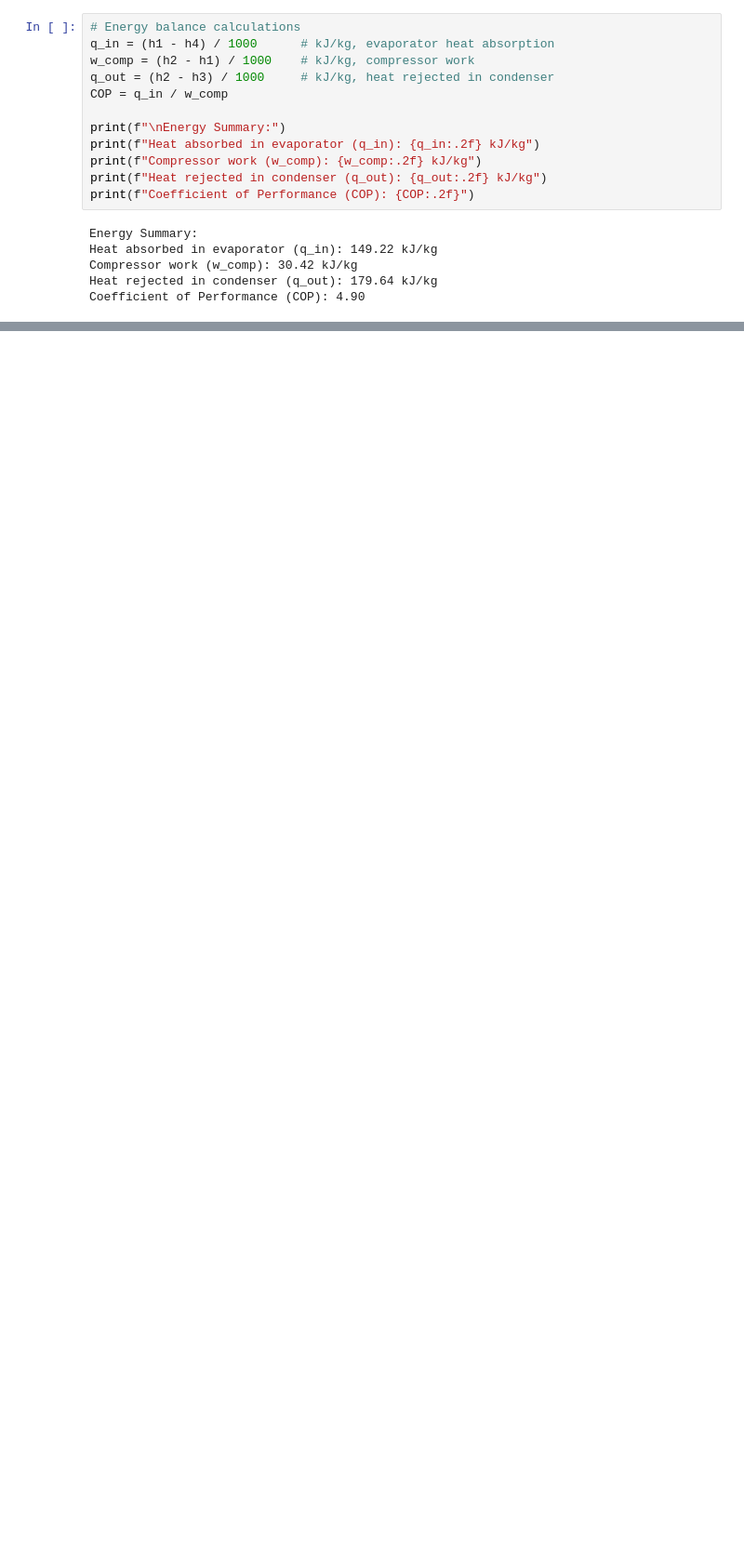
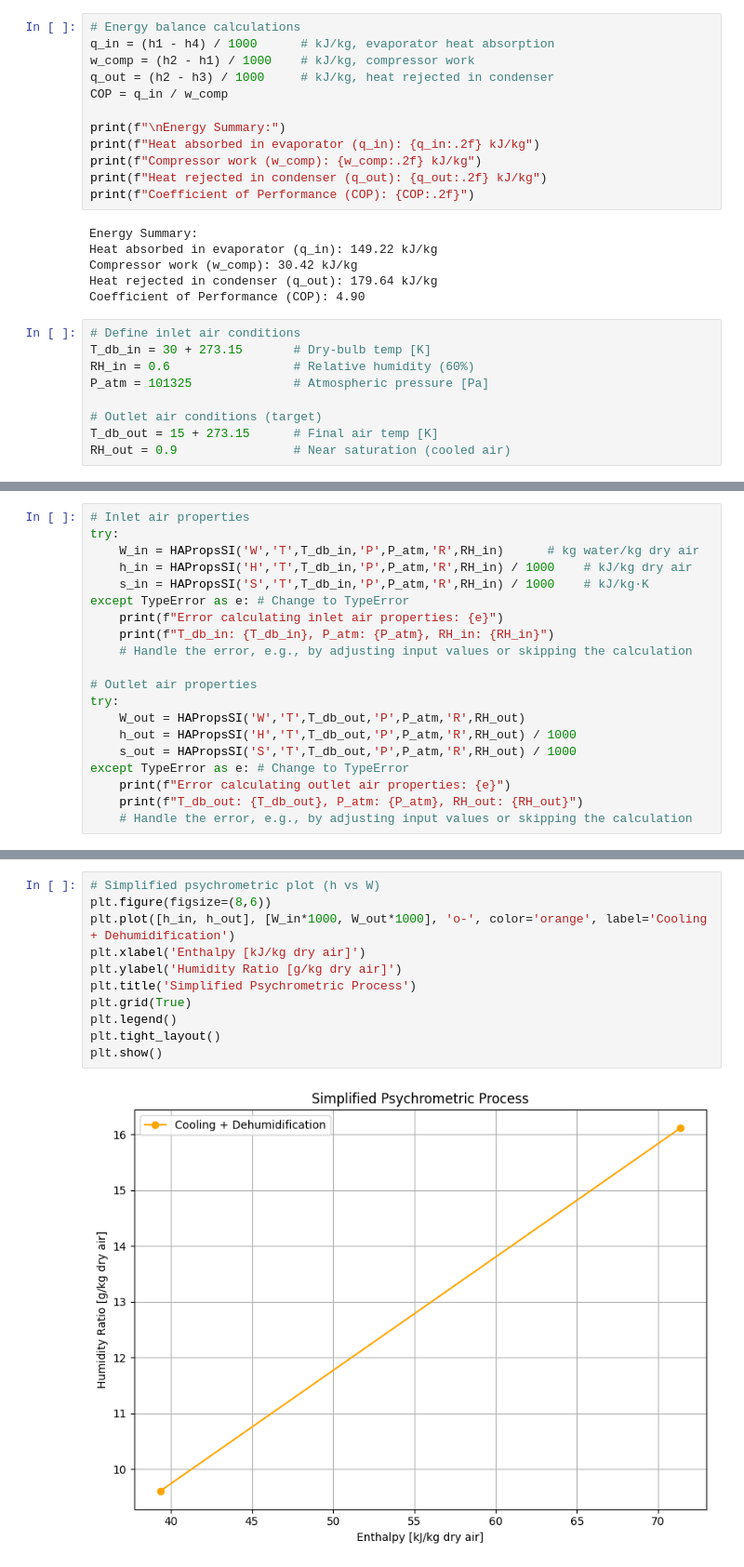
Before and after one commit to jcmachicao/pucp_termodinamica, a Jupyter notebook: pucp_termo2__refrigerant_cycle.ipynb, the cells around one changed output, grey strips where cells are left out. Shown: that part at 93% size. Cells and saved outputs as stored; diff of their text form; blank space fills up the shorter version.

```diff
--- a/pucp_termo2__refrigerant_cycle.ipynb
+++ b/pucp_termo2__refrigerant_cycle.ipynb
@@ -117,3 +117,12 @@ Heat absorbed in evaporator (q_in): 149.22 kJ/kg
 Compressor work (w_comp): 30.42 kJ/kg
 Heat rejected in condenser (q_out): 179.64 kJ/kg
 Coefficient of Performance (COP): 4.90
+# %%
+# Define inlet air conditions
+T_db_in = 30 + 273.15       # Dry-bulb temp [K]
+RH_in = 0.6                 # Relative humidity (60%)
+P_atm = 101325              # Atmospheric pressure [Pa]
+
+# Outlet air conditions (target)
+T_db_out = 15 + 273.15      # Final air temp [K]
+RH_out = 0.9                # Near saturation (cooled air)
@@ -119,0 +154,20 @@ Coefficient of Performance (COP): 4.90
+# %%
+# Inlet air properties
+try:
+    W_in = HAPropsSI('W','T',T_db_in,'P',P_atm,'R',RH_in)      # kg water/kg dry air
+    h_in = HAPropsSI('H','T',T_db_in,'P',P_atm,'R',RH_in) / 1000    # kJ/kg dry air
+    s_in = HAPropsSI('S','T',T_db_in,'P',P_atm,'R',RH_in) / 1000    # kJ/kg·K
+except TypeError as e: # Change to TypeError
+    print(f"Error calculating inlet air properties: {e}")
+    print(f"T_db_in: {T_db_in}, P_atm: {P_atm}, RH_in: {RH_in}")
+    # Handle the error, e.g., by adjusting input values or skipping the calculation
+
+# Outlet air properties
+try:
+    W_out = HAPropsSI('W','T',T_db_out,'P',P_atm,'R',RH_out)
+    h_out = HAPropsSI('H','T',T_db_out,'P',P_atm,'R',RH_out) / 1000
+    s_out = HAPropsSI('S','T',T_db_out,'P',P_atm,'R',RH_out) / 1000
+except TypeError as e: # Change to TypeError
+    print(f"Error calculating outlet air properties: {e}")
+    print(f"T_db_out: {T_db_out}, P_atm: {P_atm}, RH_out: {RH_out}")
+    # Handle the error, e.g., by adjusting input values or skipping the calculation
@@ -119,0 +190,13 @@ Coefficient of Performance (COP): 4.90
+# %%
+# Simplified psychrometric plot (h vs W)
+plt.figure(figsize=(8,6))
+plt.plot([h_in, h_out], [W_in*1000, W_out*1000], 'o-', color='orange', label='Cooling + Dehumidification')
+plt.xlabel('Enthalpy [kJ/kg dry air]')
+plt.ylabel('Humidity Ratio [g/kg dry air]')
+plt.title('Simplified Psychrometric Process')
+plt.grid(True)
+plt.legend()
+plt.tight_layout()
+plt.show()
+# %% [output]
+[figure, added]
```
Also changed, not shown: parts of 3 cells of this notebook.
